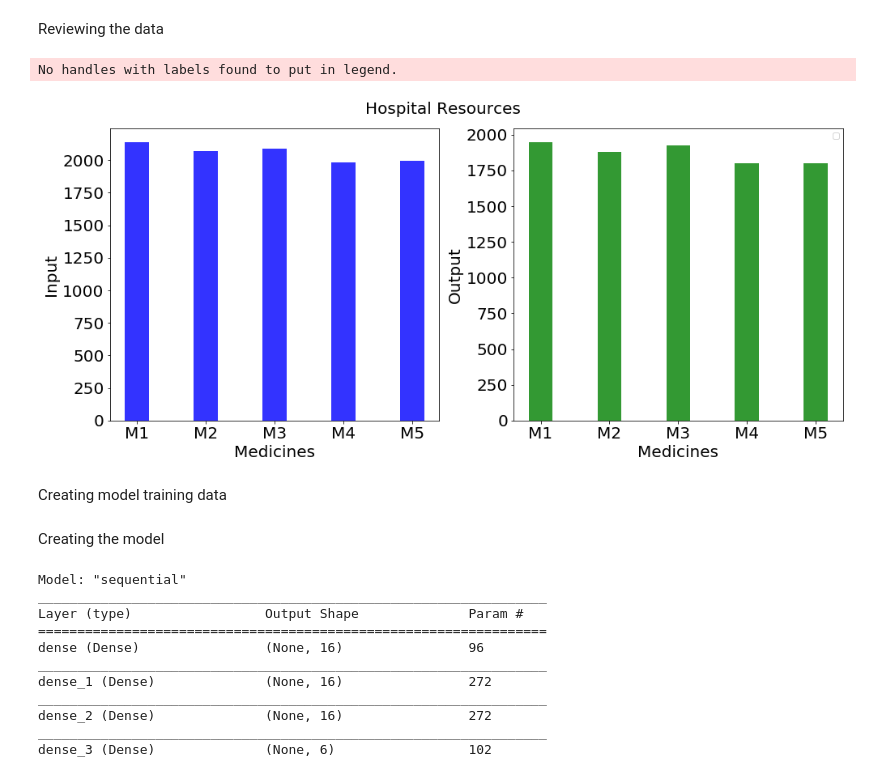
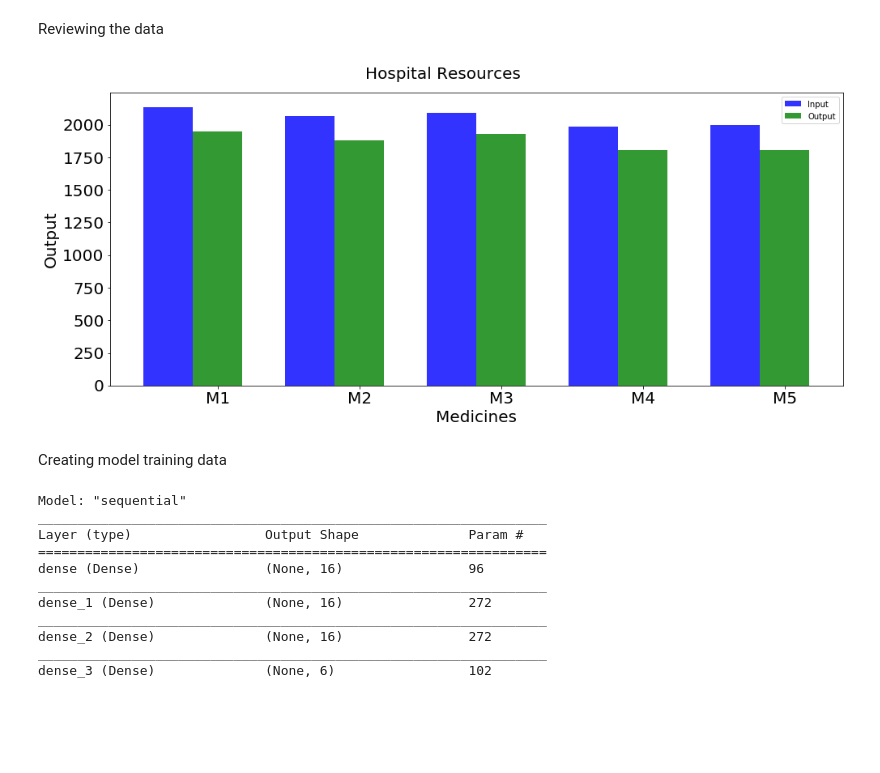
Before and after one commit to altaga/Smart-Medicine-Control, a Jupyter notebook: Google Colab Model Creator/SmartMedicineControl.ipynb, the cells around one changed output. Saved outputs shown, nothing was run; the diff lists cells and outputs as text; code cells hidden in the pictures; blank space fills up the shorter version.

```diff
--- a/Google Colab Model Creator/SmartMedicineControl.ipynb
+++ b/Google Colab Model Creator/SmartMedicineControl.ipynb
@@ -68,40 +68,32 @@ Reviewing the data
 # %%
 datas = data.sum(axis = 0, skipna = True)
 
 # Create Plots
-fig, (ax1, ax2) = plt.subplots(1, 2,figsize = (14,6))
+fig, ax = plt.subplots(figsize = (14,6))
 fig.suptitle('Hospital Resources', fontsize=20,y=1.05)
 
 index = np.arange(5)
 bar_width = 0.35
 opacity = 0.8
 
-ax1.bar(index, [datas['Mi1'],datas['Mi2'],datas['Mi3'],datas['Mi4'],datas['Mi5']], bar_width,
+plt.bar(index, [datas['Mi1'],datas['Mi2'],datas['Mi3'],datas['Mi4'],datas['Mi5']], bar_width,
 alpha=opacity,
-color='b')
+color='b',label='Input')
 
-ax2.bar(index + bar_width, [datas['Mo1'],datas['Mo2'],datas['Mo3'],datas['Mo4'],datas['Mo5']], bar_width,
+plt.bar(index + bar_width, [datas['Mo1'],datas['Mo2'],datas['Mo3'],datas['Mo4'],datas['Mo5']], bar_width,
 alpha=opacity,
-color='g')
+color='g',label='Output')
 
-
-
-ax1.set_xlabel('Medicines', fontsize=20)
-ax1.set_ylabel('Input', fontsize=20)
-ax1.set_xticks(index)
-ax1.set_yticklabels(('0', '250', '500', '750','1000', '1250', '1500', '1750','2000'),fontsize=20)
-ax1.set_xticklabels(('M1', 'M2', 'M3', 'M4','M5'),fontsize=20)
 plt.xlabel('Medicines', fontsize=20)
 plt.ylabel('Output', fontsize=20)
 plt.xticks(index + bar_width, ('M1', 'M2', 'M3', 'M4','M5'),fontsize=20)
 plt.yticks(fontsize=20)
 plt.legend()
 
 plt.tight_layout()
 plt.show()
 # %% [output]
-No handles with labels found to put in legend.
-[figure, old version]
+[figure, new version]
 # %% [markdown]
 Creating model training data
 # %%
@@ -115,8 +107,6 @@ characteristics_norm= characteristics/255
 # %%
 # We divide the data into training and evaluation
 X_train, X_test, y_train, y_test = train_test_split(characteristics_norm, labels, test_size=0.2, random_state=21)
-# %% [markdown]
-Creating the model
 # %%
 model = tf.keras.Sequential([
     tf.keras.layers.Dense(16, activation=tf.nn.relu, input_shape=[5]),
```
